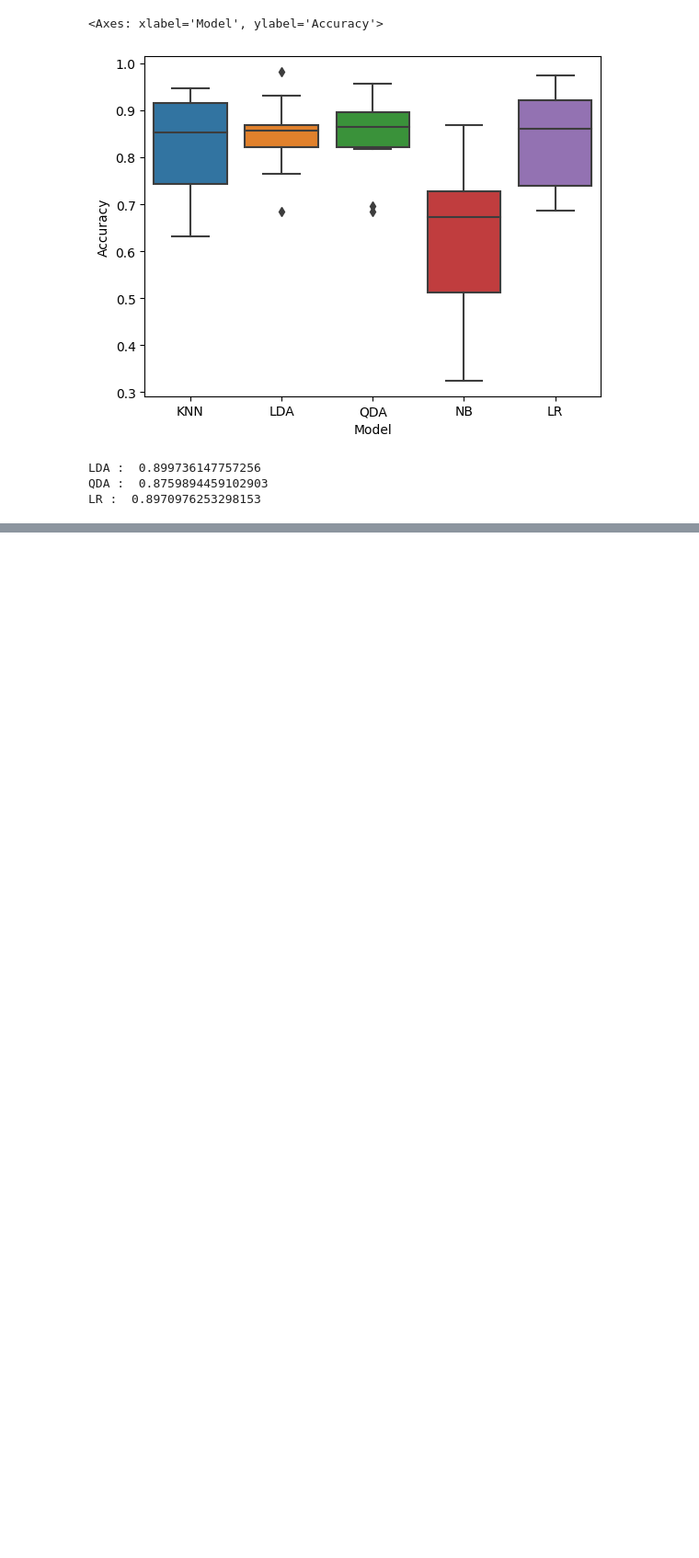
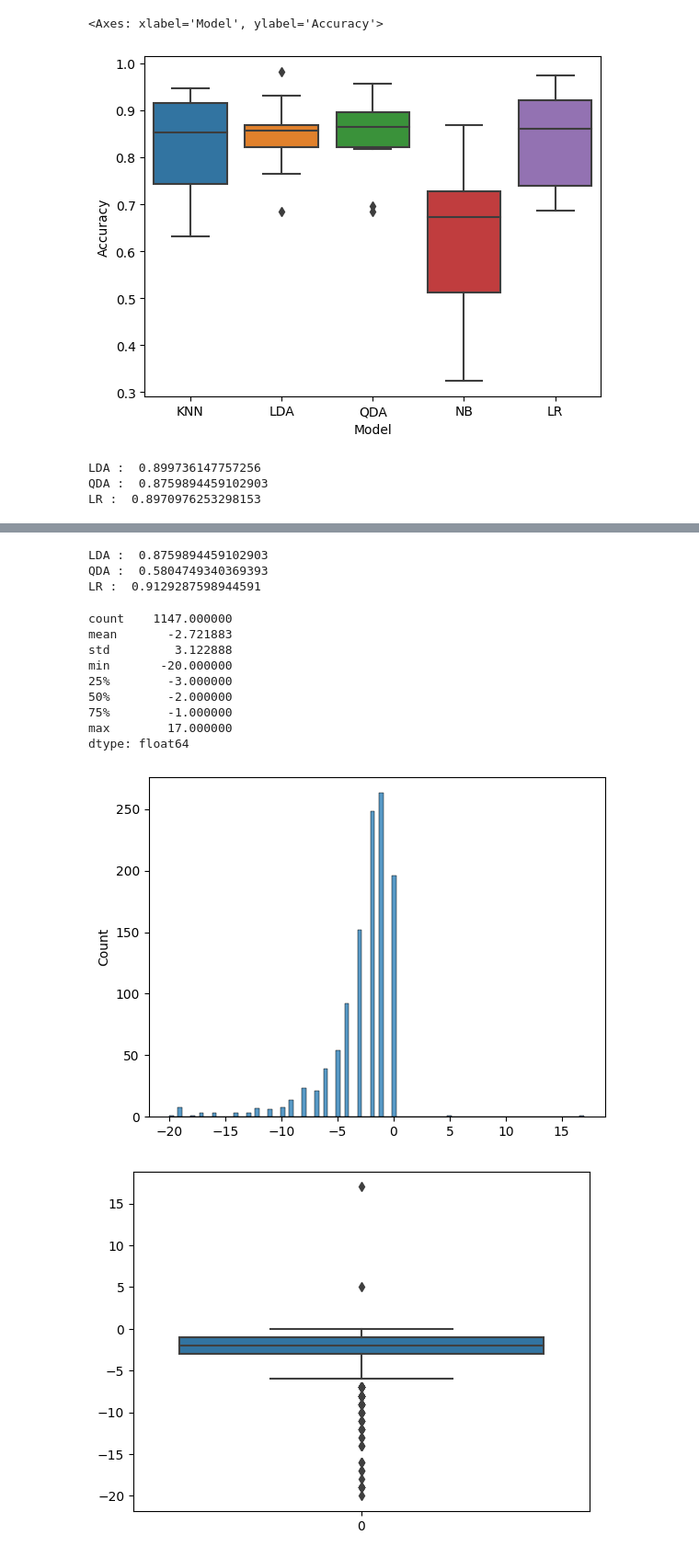
Before and after one commit to bsellier/SY09, a Jupyter notebook: Starbucks_ClassSupervisee.ipynb, the cells around one changed output, grey strips where cells are left out. Shown at 92% size. Drawn from its saved outputs; the diff is of its cells as text; code cells hidden in the pictures; blank space fills up the shorter version.

```diff
--- a/Starbucks_ClassSupervisee.ipynb
+++ b/Starbucks_ClassSupervisee.ipynb
@@ -225,0 +303,54 @@ Index(['calories', 'total_fat_g', 'saturated_fat_g', 'trans_fat_g',
+# %%
+# On enlève les sucres
+
+starbucksX4 = starbucksX.drop(columns=["sugar_g", "total_carbs_g"])
+colnames2 = starbucksX4.columns
+scaler = StandardScaler()
+scaler.fit(starbucksX4)
+starbucksX4 = scaler.transform(starbucksX4)
+
+LDA = LinearDiscriminantAnalysis()
+QDA = QuadraticDiscriminantAnalysis()
+LR = LogisticRegression(max_iter=5000)
+
+X_train, X_test, z_train, z_test = train_test_split(starbucksX4, starbucksZ, test_size=0.33, random_state=23)
+
+LDA.fit(X_train, z_train)
+QDA.fit(X_train, z_train)
+LR.fit(X_train, z_train)
+
+z_pred_lda = LDA.predict(X_test)
+z_pred_qda = QDA.predict(X_test)
+z_pred_lr = LR.predict(X_test)
+
+print("LDA : ", accuracy_score(z_pred_lda, z_test))
+print("QDA : ", accuracy_score(z_pred_qda, z_test))
+print("LR : ", accuracy_score(z_pred_lr, z_test))
+# %% [output]
+LDA :  0.8759894459102903
+QDA :  0.5804749340369393
+LR :  0.9129287598944591
+# %%
+# Faire glucides - sucres
+
+diff_gs = starbucks["sugar_g"] - starbucks["total_carbs_g"]
+
+print(diff_gs.describe())
+
+sns.histplot(diff_gs)
+plt.show()
+
+sns.boxplot(diff_gs)
+plt.show()
+# %% [output]
+count    1147.000000
+mean       -2.721883
+std         3.122888
+min       -20.000000
+25%        -3.000000
+50%        -2.000000
+75%        -1.000000
+max        17.000000
+dtype: float64
+[figure, added]
+[figure, added]
```
Also changed, not shown: parts of 15 cells of this notebook.
